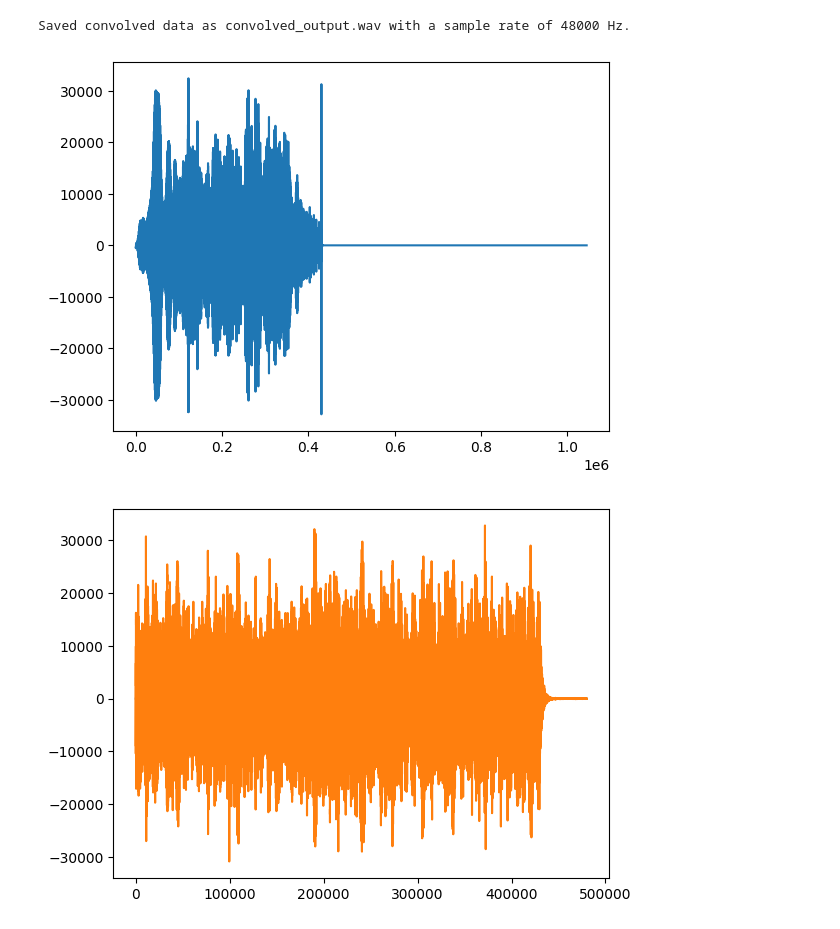
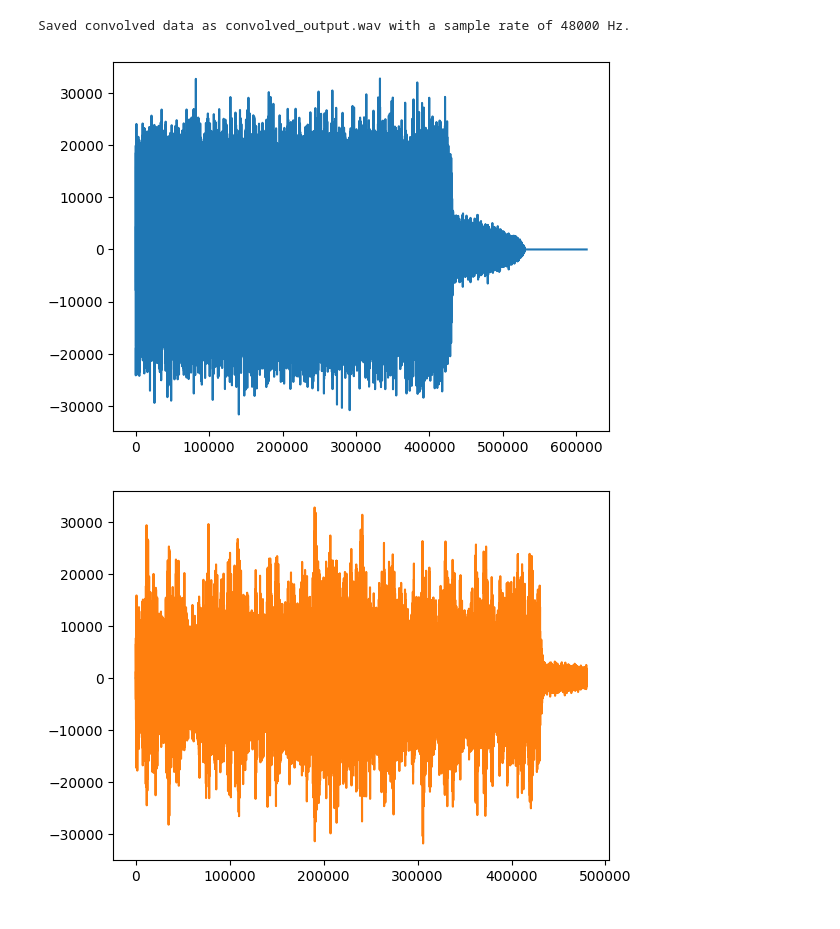
Before and after one commit to JBatRey/Procesamiento-Adaptativo-de-Se-ales-Aleatorias, a Jupyter notebook: TP2/pasatp2_acheck.ipynb, the cells around one changed output. Saved outputs shown, nothing was run; the diff lists cells and outputs as text; code cells hidden in the pictures.

```diff
--- a/TP2/pasatp2_acheck.ipynb
+++ b/TP2/pasatp2_acheck.ipynb
@@ -6,16 +7,17 @@ import scipy.linalg as linalg
 # %%
-audio_original = "frequency_ramp_exp.wav"
-audio_grabado = "exp.wav"
+audio_original = "./audios_originales/white_noise_og.wav"
+audio_grabado = "./grabaciones/white_noise_rec.wav"
 
 
 sample_rate1, audio_original = wav.read(audio_original)
 sample_rate2, audio_grabado = wav.read(audio_grabado)
 
-plt.plot(audio_grabado)
+
 
 audio_original = audio_original / 32767
 audio_grabado = audio_grabado / 32767
 audio_original -= np.mean(audio_original)
 audio_grabado -= np.mean(audio_grabado)
 audio_grabado = audio_grabado.mean(axis=1).astype(audio_grabado.dtype)
+plt.plot(audio_grabado)
 # %% [output]
@@ -109,28 +114,27 @@ wav.write(output_file, sample_rate, convolved_result_scaled)
 print(f"Saved convolved data as {output_file} with a sample rate of {sample_rate} Hz.")
 # %% [output]
 Saved convolved data as convolved_output.wav with a sample rate of 48000 Hz.
-[figure, old version]
+[figure, new version]
 # %%
-
-audio_song = "disposable_heroes2.wav"
+audio_song = "./audios_originales/disposable_heroes2.wav"
 
 
 sample_rate2, audio_song = wav.read(audio_song)
 audio_song = audio_song / 32767
 audio_song -= np.mean(audio_song)
 plt.plot(audio_song)
 
 convolved_result = np.convolve(audio_song, wo, mode='same')
 
 # Define the sample rate (48 kHz in this case)
 sample_rate = 48000
 
 # Scale the array to be in the range of -32768 to 32767 (16-bit PCM audio)
 convolved_result_scaled = np.int16(convolved_result/np.max(abs(convolved_result)) * 32767)
 plt.plot(convolved_result_scaled)
 # Specify the output WAV file name
 output_file = "metalica_fake.wav"
 # Save the array as a WAV file
 wav.write(output_file, sample_rate, convolved_result_scaled)
 # %% [output]
-[figure, old version]
+[figure, new version]
```
Also changed, not shown: parts of 9 cells of this notebook, 27 other files.
